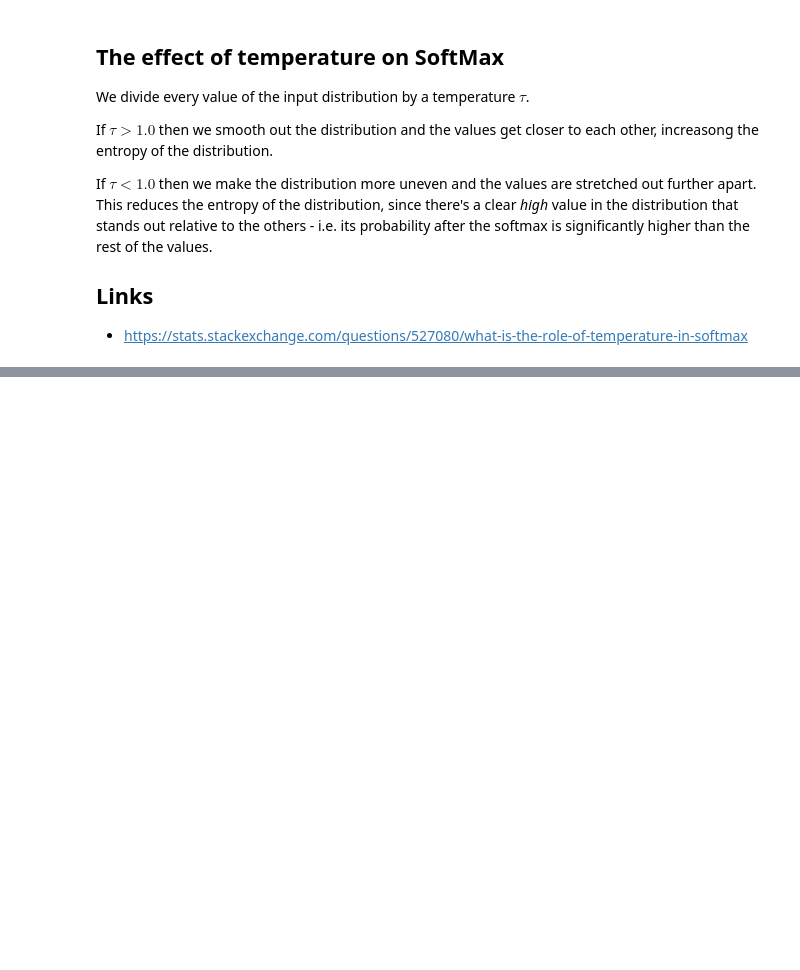
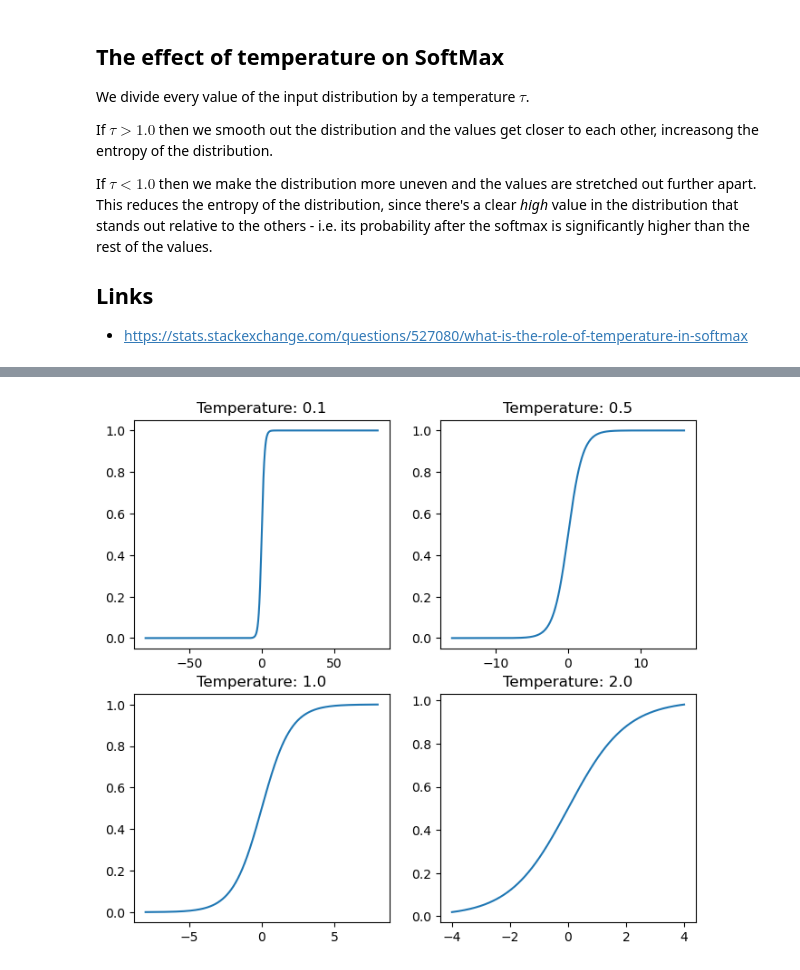
Before and after one commit to dhruvbird/ml-notebooks, a Jupyter notebook: nt-xent-loss/SoftMax and Sigmoid with temperature.ipynb, the cells around one changed output, grey strips where cells are left out. Drawn from its saved outputs; the diff is of its cells as text; code cells hidden in the pictures; blank space fills up the shorter version.

```diff
--- a/nt-xent-loss/SoftMax and Sigmoid with temperature.ipynb
+++ b/nt-xent-loss/SoftMax and Sigmoid with temperature.ipynb
@@ -54,16 +68,0 @@ tl;dr As the temperature $\tau$ takes on smaller values, more of our input distr
-# %%
-def plot_with_temperatures(x, temperatures):
-    nrows = (len(temperatures) + 1) // 2
-    ncols = 2
-    fig = plt.figure(figsize=(ncols * 4, nrows * 4))
-    for i, t in enumerate(temperatures):
-        plt.subplot(nrows, ncols, i + 1)
-        _x = x / t
-        plt.plot(_x, _x.sigmoid())
-        plt.title(f"Temperature: {t}")
-    # end for
-    plt.show()
-# end def
-
-x = torch.tensor(list(range(-800, 800))) / 100.0
-plot_with_temperatures(x, [0.1, 0.5, 1.0, 2.0])
@@ -71,0 +75,18 @@ plot_with_temperatures(x, [0.1, 0.5, 1.0, 2.0])
+# %%
+def plot_with_temperatures(x, temperatures):
+    nrows = (len(temperatures) + 1) // 2
+    ncols = 2
+    fig = plt.figure(figsize=(ncols * 4, nrows * 3.6))
+    for i, t in enumerate(temperatures):
+        plt.subplot(nrows, ncols, i + 1)
+        _x = x / t
+        plt.plot(_x, _x.sigmoid())
+        plt.title(f"Temperature: {t}")
+    # end for
+    plt.show()
+# end def
+
+x = torch.tensor(list(range(-800, 800))) / 100.0
+plot_with_temperatures(x, [0.1, 0.5, 1.0, 2.0])
+# %% [output]
+[figure, added]
```
Also changed, not shown: parts of 6 cells of this notebook.
